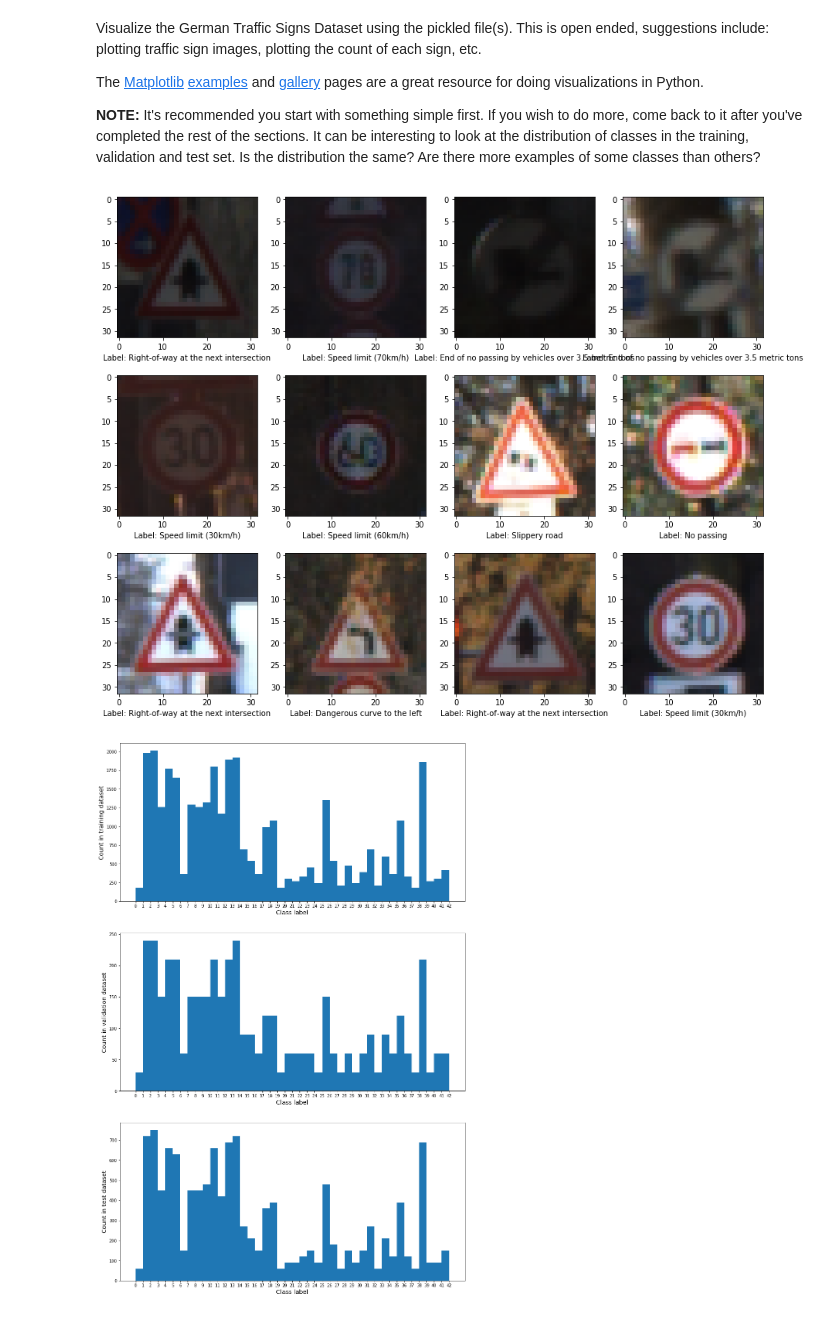
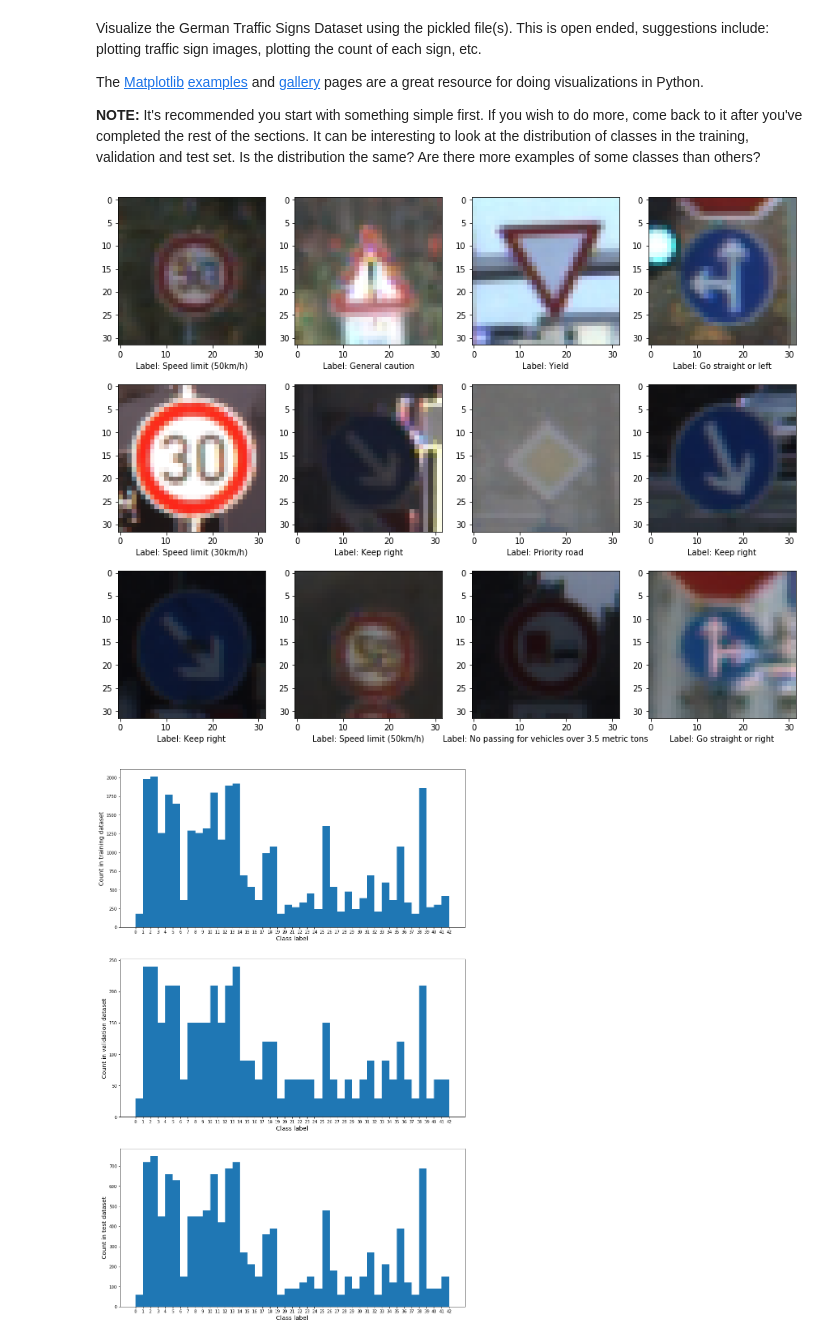
Before and after one commit to tdb-alcorn/CarND-Traffic-Sign-Classifier-Project, a Jupyter notebook: Traffic_Sign_Classifier.ipynb, the cells around one changed output. Cells and saved outputs as stored; diff of their text form; code cells hidden in the pictures.

Commit message:
Mostly working.
TODO: data augmentation

```diff
--- a/Traffic_Sign_Classifier.ipynb
+++ b/Traffic_Sign_Classifier.ipynb
@@ -117,16 +117,16 @@ import matplotlib.pyplot as plt
 # %%
 ncols = 4
 nrows = 3
 fig, axes = plt.subplots(nrows=nrows, ncols=ncols, figsize=(15, 4 * nrows))
-idx = np.random.randint(data.shape[0], size=[nrows, ncols])
+idx = np.random.randint(X_train.shape[0], size=[nrows, ncols])
 for i in range(nrows):
     for j in range(ncols):
         k = idx[i][j]
         axes[i][j].imshow(X_train[k])
         label = label_to_signname['%d' % y_train[k]]
         axes[i][j].set_xlabel('Label: %s' % label)
 # %% [output]
-[figure, old version]
+[figure, new version]
 # %%
 fig, axes = plt.subplots(nrows=3, ncols=1, figsize=(15, 8*3))
 # fig = plt.figure(figsize=(15, 8))
```
Also changed, not shown: parts of 5 cells of this notebook, 1 other file.
